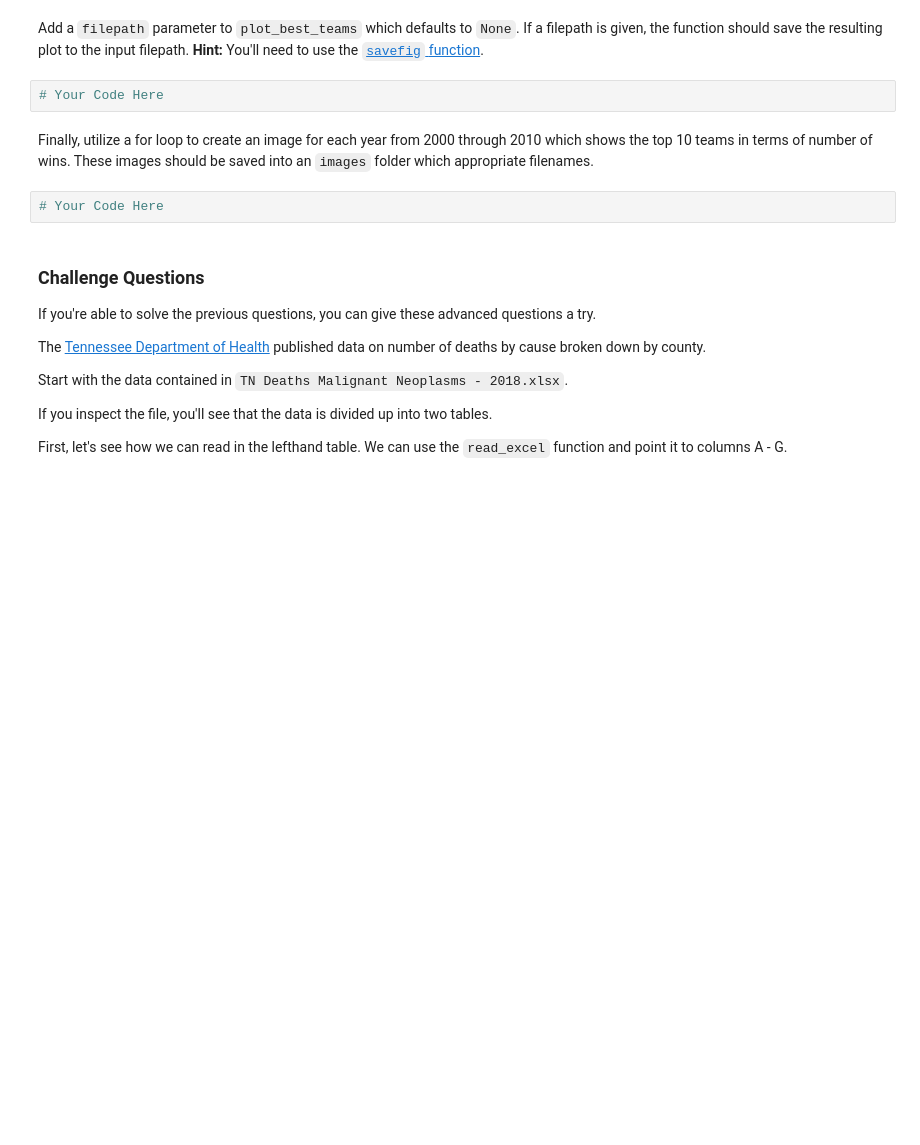
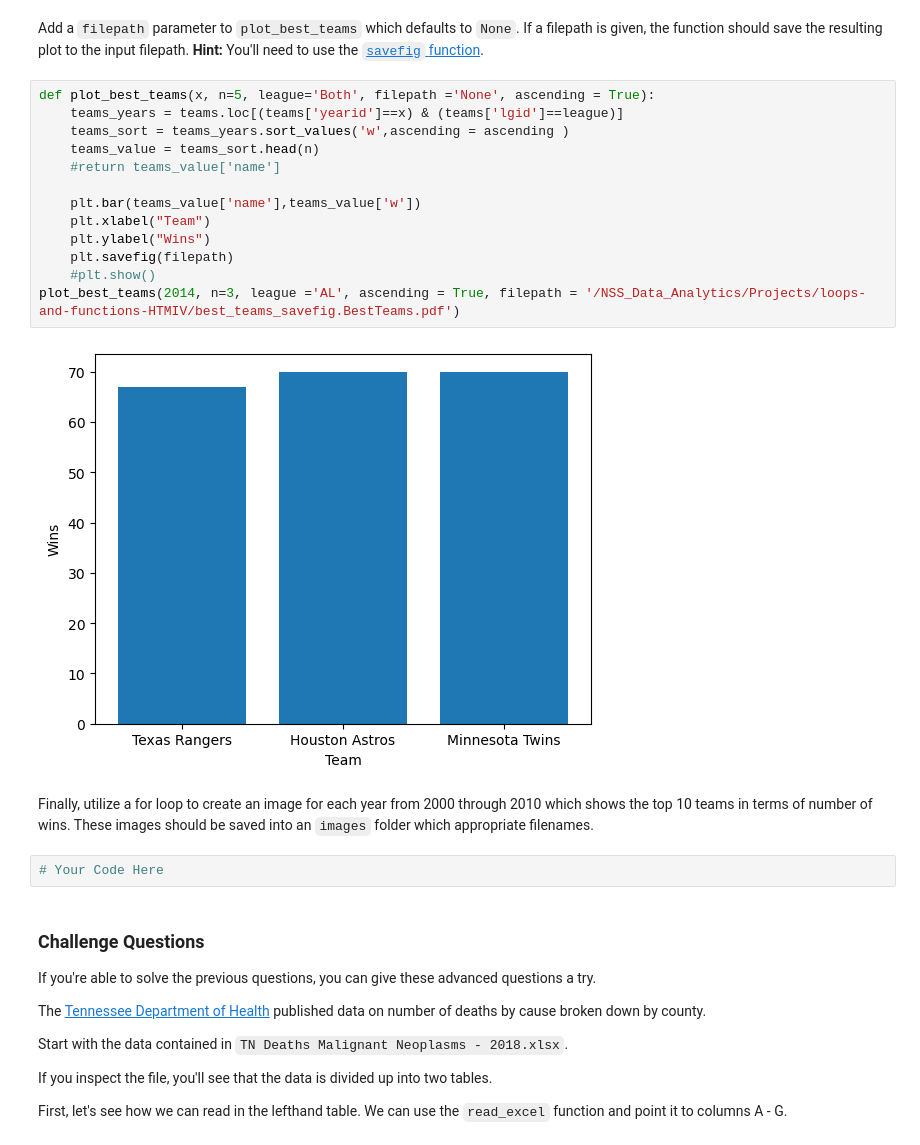
Before and after one commit to NSS-Data-Analytics-Cohort-10/loops-and-functions-HTMIV, a Jupyter notebook: notebooks/Loops_and_Functions_Practice_DA10.ipynb, the cells around one changed output. Cells and saved outputs as stored; diff of their text form; blank space fills up the shorter version.

Commit message:
loops

```diff
--- a/notebooks/Loops_and_Functions_Practice_DA10.ipynb
+++ b/notebooks/Loops_and_Functions_Practice_DA10.ipynb
@@ -262,7 +286,20 @@ Make sure that your plot has a title and is labeled.
 # %% [markdown]
 Add a `filepath` parameter to `plot_best_teams` which defaults to `None`. If a filepath is given, the function should save the resulting plot to the input filepath. **Hint:** You'll need to use the [`savefig` function](https://matplotlib.org/stable/api/_as_gen/matplotlib.pyplot.savefig.html).
 # %%
-# Your Code Here
+def plot_best_teams(x, n=5, league='Both', filepath ='None', ascending = True):
+    teams_years = teams.loc[(teams['yearid']==x) & (teams['lgid']==league)]
+    teams_sort = teams_years.sort_values('w',ascending = ascending )
+    teams_value = teams_sort.head(n)
+    #return teams_value['name']
+
+    plt.bar(teams_value['name'],teams_value['w'])
+    plt.xlabel("Team")
+    plt.ylabel("Wins")
+    plt.savefig(filepath)
+    #plt.show()
+plot_best_teams(2014, n=3, league ='AL', ascending = True, filepath = '/NSS_Data_Analytics/Projects/loops-and-functions-HTMIV/best_teams_savefig.BestTeams.pdf')
+# %% [output]
+[figure, added]
 # %% [markdown]
 Finally, utilize a for loop to create an image for each year from 2000 through 2010 which shows the top 10 teams in terms of number of wins. These images should be saved into an `images` folder which appropriate filenames.
 # %%
```
Also changed, not shown: parts of 2 cells of this notebook, 2 other files.
